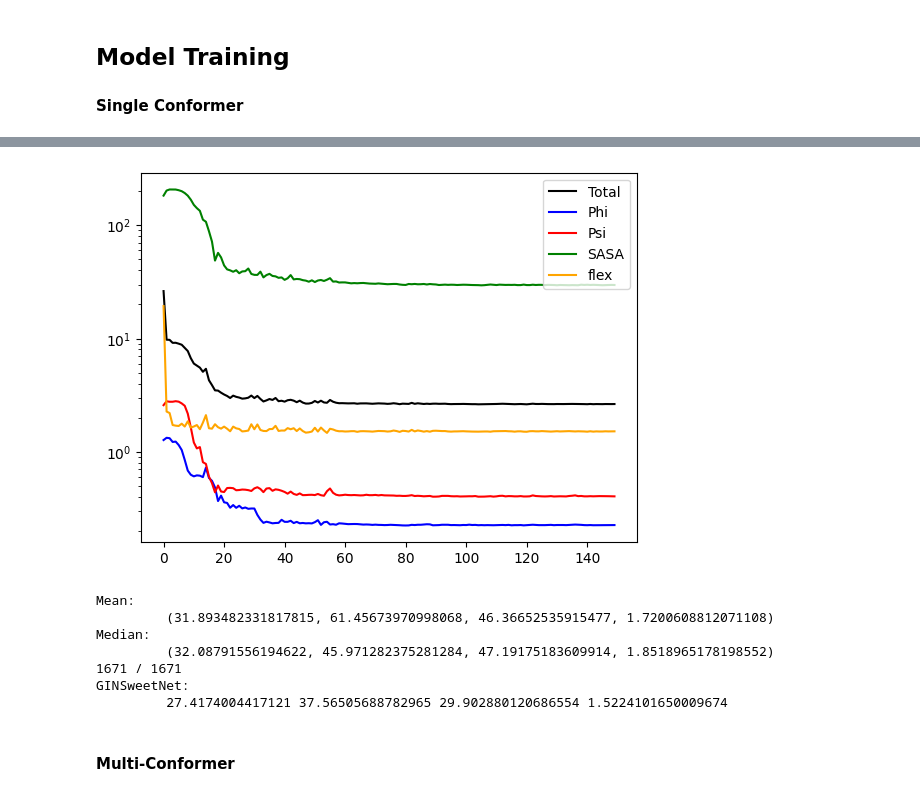
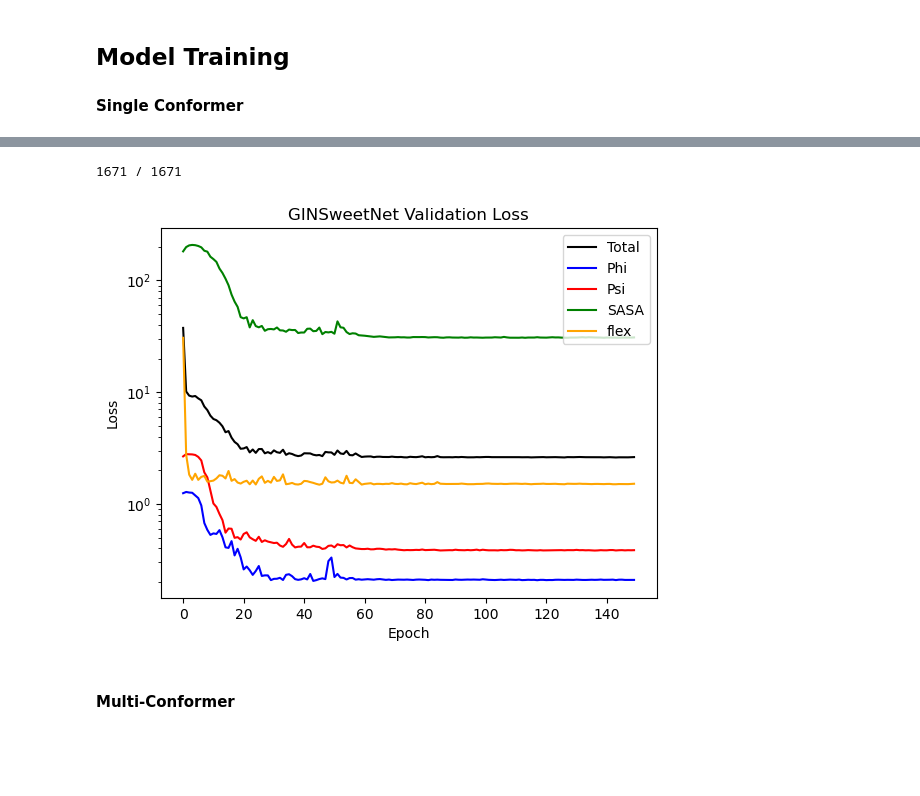
Before and after one commit to lthomes/glycontact, a Jupyter notebook: ConformerLearning.ipynb, the cells around one changed output, grey strips where cells are left out. Drawn from its saved outputs; the diff is of its cells as text; code cells hidden in the pictures; blank space fills up the shorter version.

```diff
--- a/ConformerLearning.ipynb
+++ b/ConformerLearning.ipynb
@@ -79,29 +75,22 @@ Best val loss: 2.624001
 # %%
+m_psi, m_phi, m_sasa, m_flex, m_pred = evaluate_model(model, multi_test)
+
 plt.plot(metrics["val"]["loss"], c="black", label="Total")
 plt.plot(metrics["val"]["phi_loss"], c="blue", label="Phi")
 plt.plot(metrics["val"]["psi_loss"], c="red", label="Psi")
 plt.plot(metrics["val"]["sasa_loss"], c="green", label="SASA")
 plt.plot(metrics["val"]["flex_loss"], c="orange", label="flex")
 
 plt.yscale("log")
 plt.legend()
+plt.xlabel("Epoch")
+plt.ylabel("Loss")
+plt.title("GINSweetNet Validation Loss")
 
 plt.show()
 # %% [output]
+1671 / 1671
-[figure, old version]
+[figure, new version]
-# %%
-print("Mean:\n\t", evaluate_model((mean_phi_predictor, mean_psi_predictor, mean_sasa_predictor, mean_flex_predictor), multi_test)[:4])
-print("Median:\n\t", evaluate_model((median_phi_predictor, median_psi_predictor, median_sasa_predictor, median_flex_predictor), multi_test)[:4])
-m_psi, m_phi, m_sasa, m_flex, m_pred = evaluate_model(model, multi_test)
-print("GINSweetNet:\n\t", m_psi, m_phi, m_sasa, m_flex)
-# %% [output]
-Mean:
-         (31.893482331817815, 61.45673970998068, 46.36652535915477, 1.7200608812071108)
-Median:
-         (32.08791556194622, 45.971282375281284, 47.19175183609914, 1.8518965178198552)
-1671 / 1671
-GINSweetNet:
-         27.4174004417121 37.56505688782965 29.902880120686554 1.5224101650009674
 # %% [markdown]
 #### Multi-Conformer
 # %%
```
Also changed, not shown: parts of 17 cells of this notebook, 4 other files.
